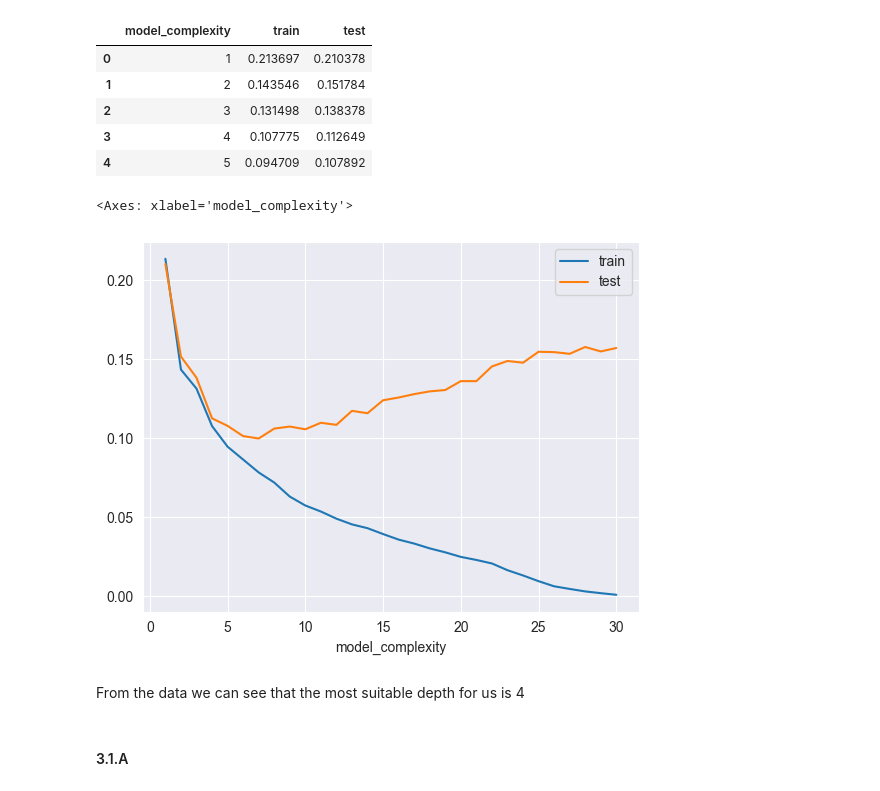
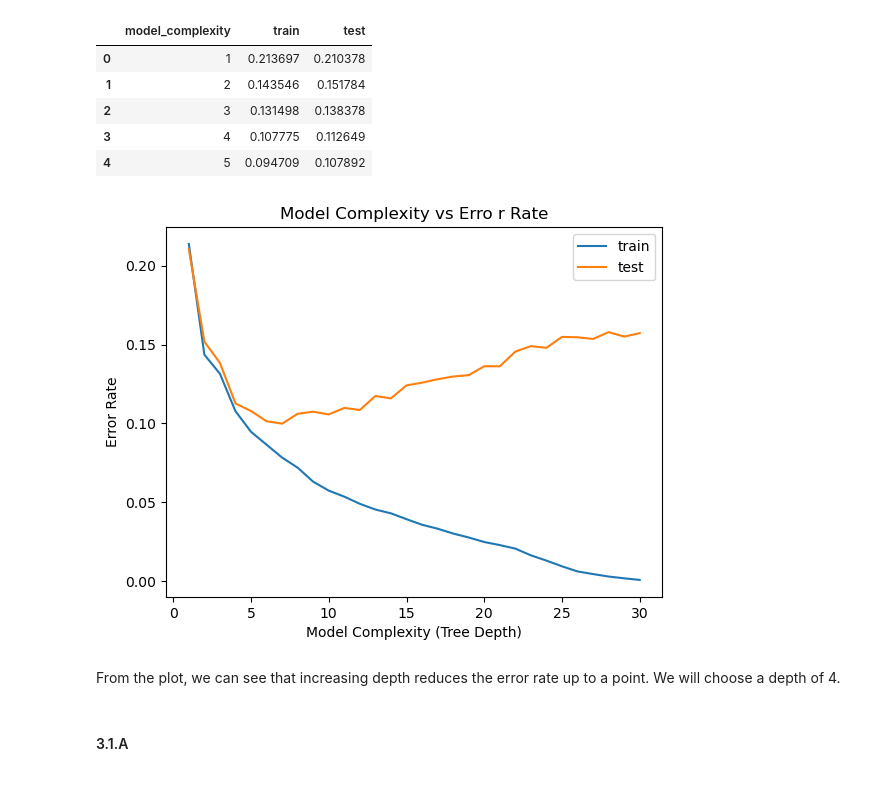
Before and after one commit to justAnArthur/iau-quest, a Jupyter notebook: 03.ipynb, the cells around one changed output. Saved outputs shown, nothing was run; the diff lists cells and outputs as text; code cells hidden in the pictures.

```diff
--- a/03.ipynb
+++ b/03.ipynb
@@ -72,11 +72,14 @@ complexity_df.head()
 | 4 | 5 | 0.094709 | 0.107892 |
 # %%
 complexity_df.plot(x='model_complexity')
+plt.xlabel('Model Complexity (Tree Depth)')
+plt.ylabel('Error Rate')
+plt.title('Model Complexity vs Erro r Rate')
+plt.show()
 # %% [output]
-<Axes: xlabel='model_complexity'>
-[figure, old version]
+[figure, new version]
 # %% [markdown]
-From the data we can see that the most suitable depth for us is 4
+From the plot, we can see that increasing depth reduces the error rate up to a point. We will choose a depth of 4.
 # %% [markdown]
 #### 3.1.A
 # %% [markdown]
```
Also changed, not shown: parts of 21 cells of this notebook.
